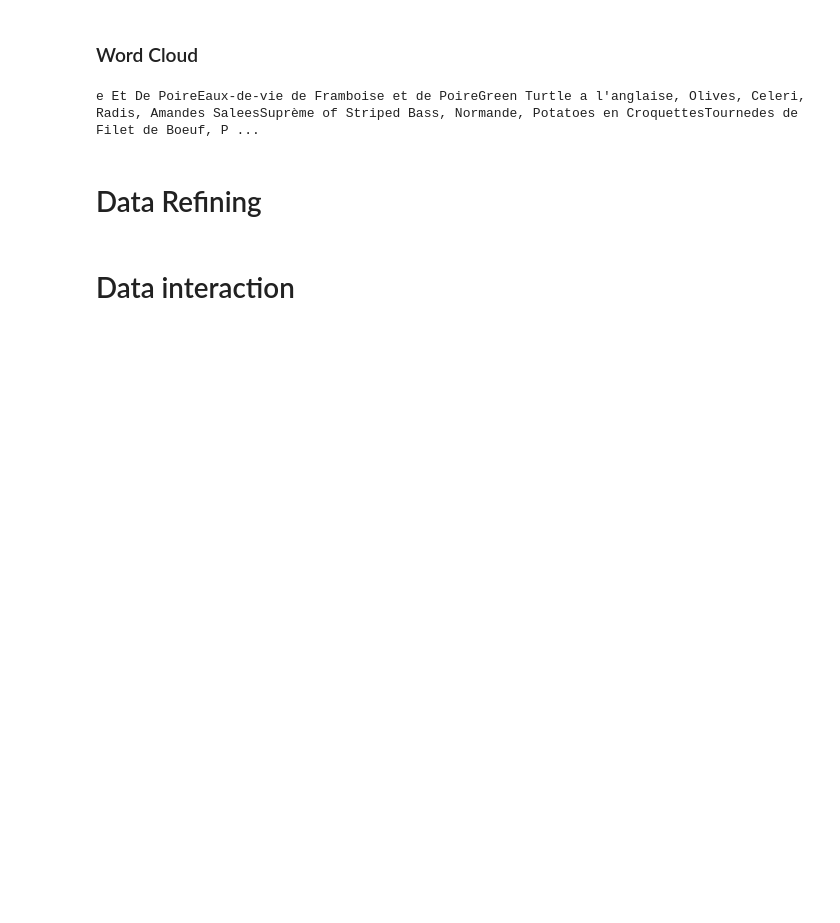
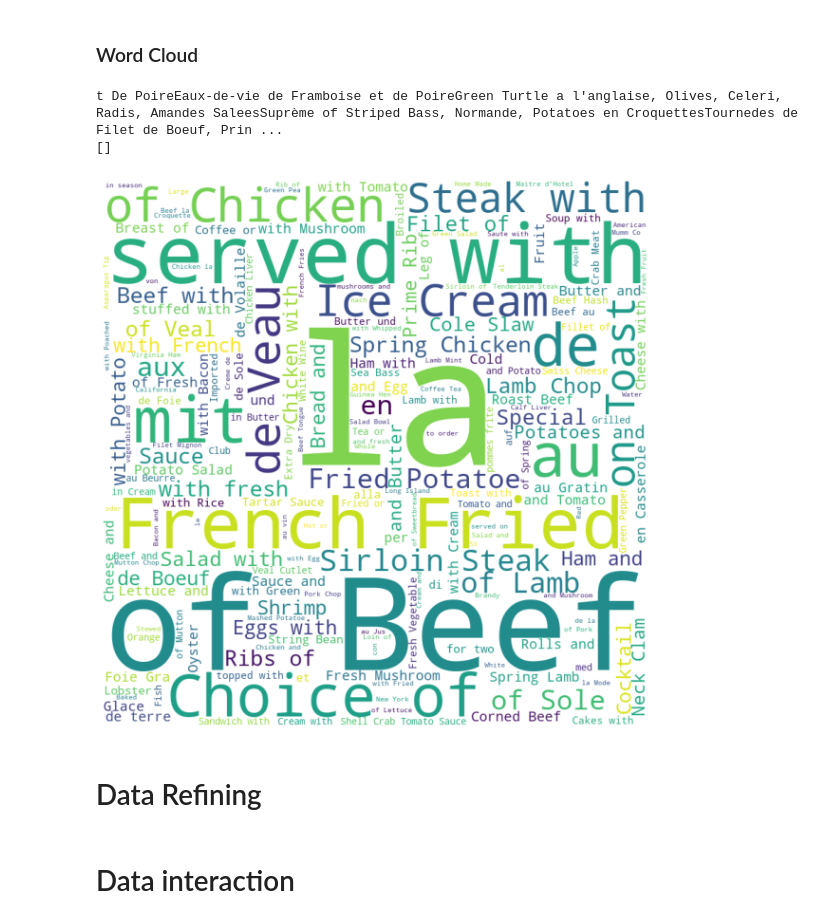
Before and after one commit to Shaashwat05/Data-Visualization, a Jupyter notebook: main.ipynb, the cells around one changed output. Saved outputs shown, nothing was run; the diff lists cells and outputs as text; code cells hidden in the pictures; blank space fills up the shorter version.

Commit message:
word cloud complete

```diff
--- a/main.ipynb
+++ b/main.ipynb
@@ -134,15 +134,38 @@ map
 from wordcloud import WordCloud, STOPWORDS
 
 print ('Wordcloud is installed and imported!')
+stopwords = set(STOPWORDS)
 
 dish_names = dish.values.tolist()
 names = ''
 
 for i in range(len(dish_names)):
     names+= dish_names[i][1]
+
 print(names)
+
+words = []
+#for name in names:
+#    words.append(name.split())
+print(words)
 # %% [output]
-e Et De PoireEaux-de-vie de Framboise et de PoireGreen Turtle a l'anglaise, Olives, Celeri, Radis, Amandes SaleesSuprème of Striped Bass, Normande, Potatoes en CroquettesTournedes de Filet de Boeuf, P ...
+t De PoireEaux-de-vie de Framboise et de PoireGreen Turtle a l'anglaise, Olives, Celeri, Radis, Amandes SaleesSuprème of Striped Bass, Normande, Potatoes en CroquettesTournedes de Filet de Boeuf, Prin ...
+[]
+# %%
+wordcloud = WordCloud(width = 800, height = 800,
+                background_color ='white',
+                stopwords = stopwords,
+                min_font_size = 10).generate(names)
+
+# plot the WordCloud image
+plt.figure(figsize = (8, 8), facecolor = None)
+plt.imshow(wordcloud)
+plt.axis("off")
+plt.tight_layout(pad = 0)
+
+plt.show()
+# %% [output]
+[figure, added]
 # %% [markdown]
 # Data Refining
 # %% [markdown]
```
